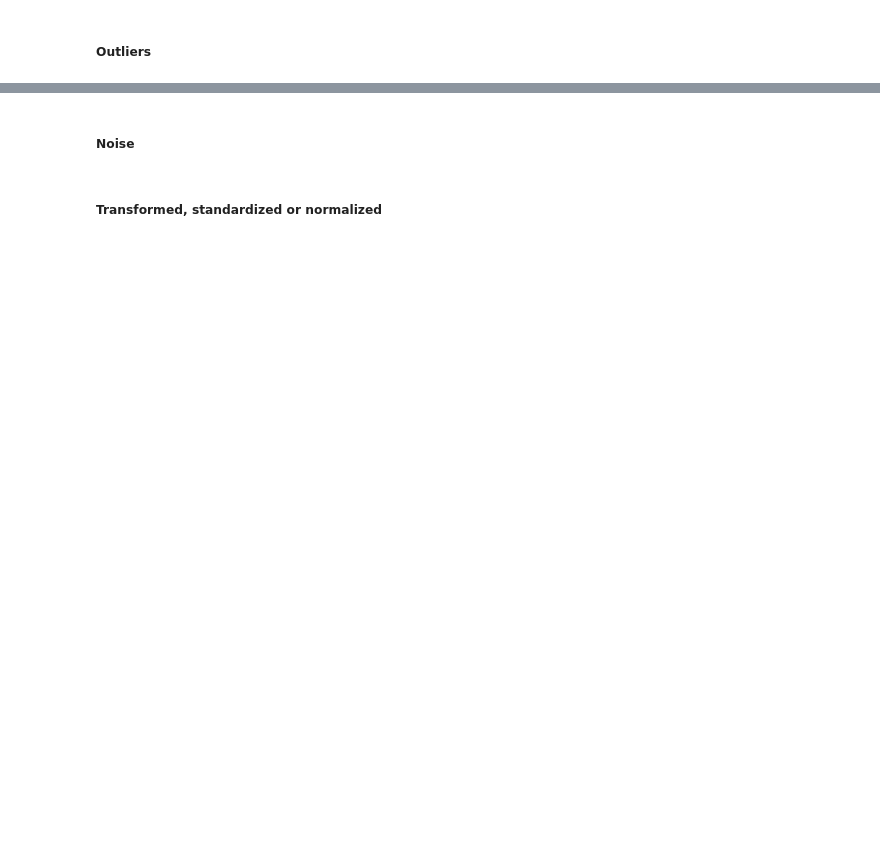
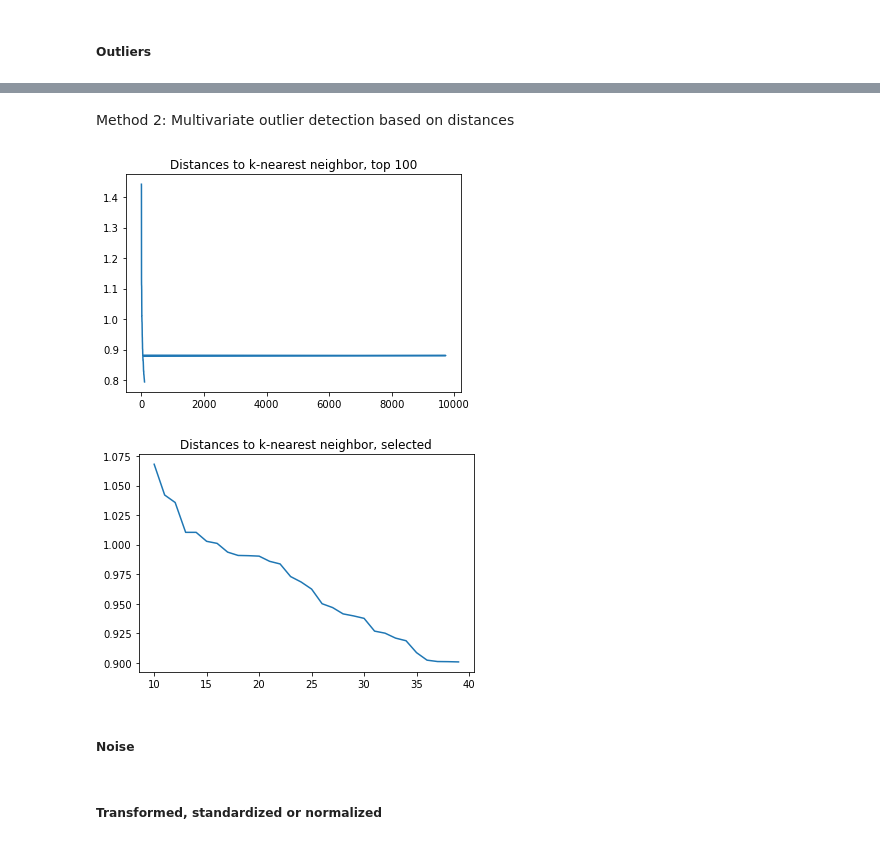
Before and after one commit to robring/advancedDatascience_CaseStudy, a Jupyter notebook: 02_Modeling.ipynb, the cells around one changed output, grey strips where cells are left out. Saved outputs shown, nothing was run; the diff lists cells and outputs as text; code cells hidden in the pictures; blank space fills up the shorter version.

```diff
--- a/02_Modeling.ipynb
+++ b/02_Modeling.ipynb
@@ -118,0 +79,19 @@ print(type(a))
+# %%
+from sklearn.model_selection import train_test_split
+
+# Label (y) bestimmen (Price)
+# Daten in Variable x schreiben
+X, y = df, df["price"]
+
+# Spalte "Price" aus den Daten droppen
+X = X.drop(columns=["price"])
+
+# Spalte "date" von datetime in ein int umwandeln
+#x[["date"]] = x[["date"]].apply(pd.date) !!!
+X[["date"]] = X[["date"]].apply(pd.to_numeric)
+
+# Dataframes in numpy-Arrays konvertieren
+X,y  = np.array(X.values.tolist()), np.array(y.values.tolist())
+
+X_train, X_test, y_train, y_test = train_test_split(X, y, test_size=0.20, random_state=1)
+model = reg_train_test(X_train, X_test, y_train, y_test)
@@ -125,3 +181,37 @@ print(type(a))
+# %% [markdown]
+Method 2: Multivariate outlier detection based on distances
+# %%
+#Multivariate outlier detection based on distances
+from sklearn.neighbors import NearestNeighbors
+from sklearn import preprocessing
+import numpy as np
+import matplotlib.pyplot as plt
+
+#normalize data to identify outliers
+scaler = preprocessing.MinMaxScaler()
+X= scaler.fit_transform(X_train)
+
+#determine k nearest neighbors ()
+k=3
+nbrs = NearestNeighbors(n_neighbors=k+1, algorithm='ball_tree').fit(X)
+distances, indices = nbrs.kneighbors(X)
+
+#plot Distances to k-nearest neighbor, top 100
+plt.title('Distances to k-nearest neighbor, top 100')
+top_distance_min=0
+top_distance_max=100
+plt.plot(indices[top_distance_min:top_distance_max,0],-np.sort(-distances[:,k])[top_distance_min:top_distance_max])
+plt.show()
+
+#plot Distances to k-nearest neighbor, selected
+plt.title('Distances to k-nearest neighbor, selected')
+top_distance_min=10
+top_distance_max=40
+plt.plot(indices[top_distance_min:top_distance_max,0],-np.sort(-distances[:,k])[top_distance_min:top_distance_max])
+plt.show()
+# %% [output]
+[figure, added]
+[figure, added]
 # %% [markdown]
 ##### Noise
 # %% [markdown]
```
Also changed, not shown: parts of 15 cells of this notebook, 1 other file.
